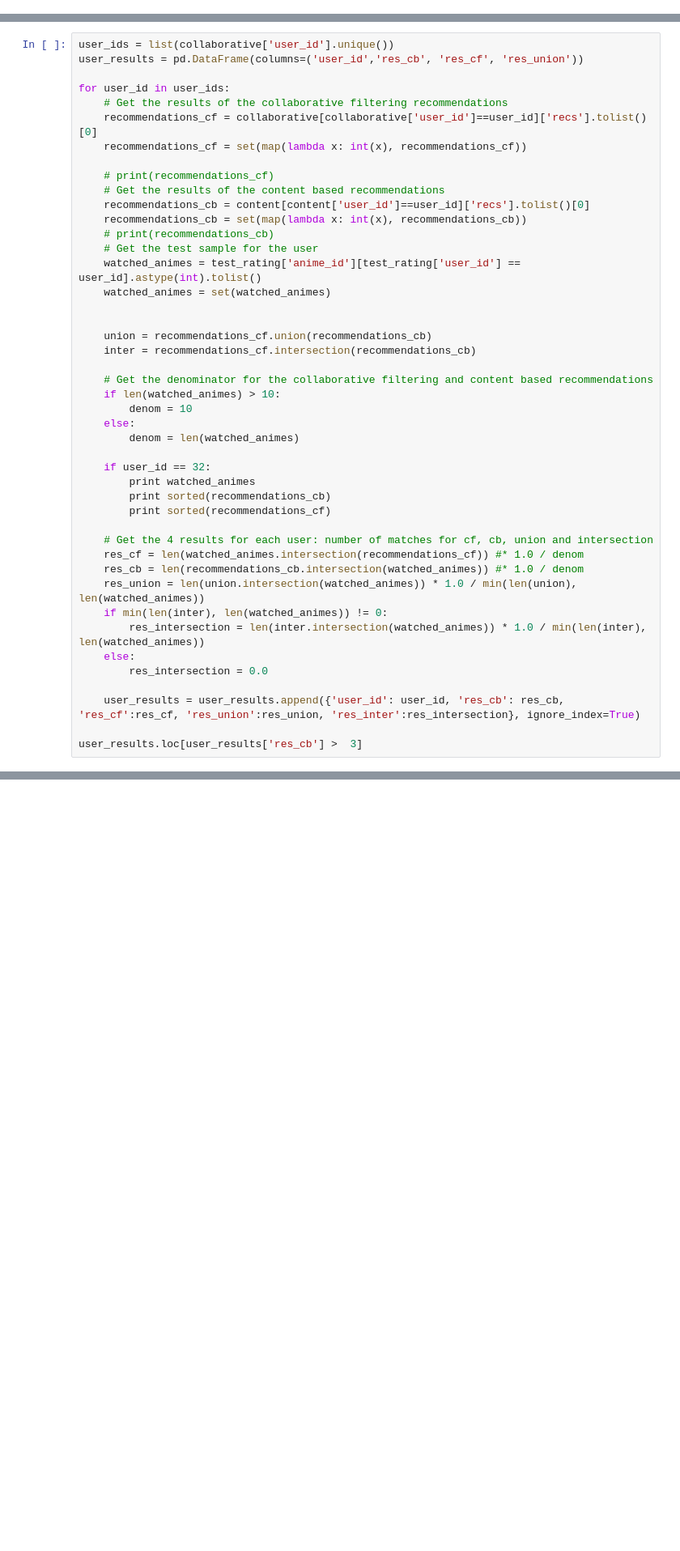
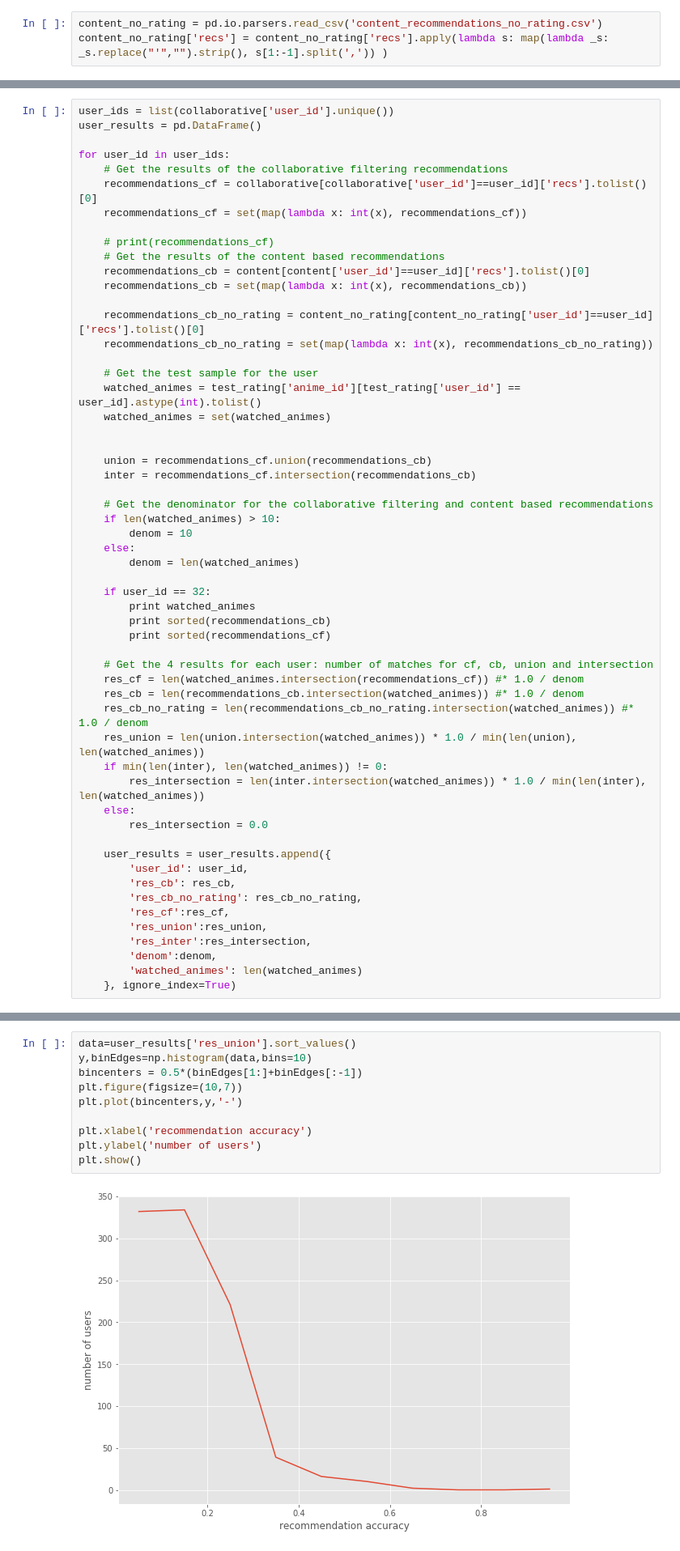
Before and after one commit to micksi/datamining_exam, a Jupyter notebook: Validation.ipynb, the cells around one changed output, grey strips where cells are left out. Shown at 81% size. Saved outputs shown, nothing was run; the diff lists cells and outputs as text; blank space fills up the shorter version.

```diff
--- a/Validation.ipynb
+++ b/Validation.ipynb
@@ -8,6 +15,9 @@ test_rating = pd.io.parsers.read_csv('raw/rating_test.csv')
 # %%
 content = pd.io.parsers.read_csv('content_recommendations.csv')
 content['recs'] = content['recs'].apply(lambda s: map(lambda _s: _s.replace("'","").strip(), s[1:-1].split(',')) )
+# %%
+content_no_rating = pd.io.parsers.read_csv('content_recommendations_no_rating.csv')
+content_no_rating['recs'] = content_no_rating['recs'].apply(lambda s: map(lambda _s: _s.replace("'","").strip(), s[1:-1].split(',')) )
 # %%
 collaborative = pd.io.parsers.read_csv('collaborative_recommendations.csv')
 collaborative['recs'] = collaborative['recs'].apply(lambda s: map(lambda _s: _s.replace("'","").strip(), s[1:-1].split(',')) )
@@ -15,7 +25,7 @@ collaborative['size'] = collaborative['recs'].apply(lambda l: len(l))
 collaborative = collaborative.loc[collaborative['size'] == 10]
 # %%
 user_ids = list(collaborative['user_id'].unique())
-user_results = pd.DataFrame(columns=('user_id','res_cb', 'res_cf', 'res_union'))
+user_results = pd.DataFrame()
 
 for user_id in user_ids:
     # Get the results of the collaborative filtering recommendations
@@ -26,7 +36,10 @@ for user_id in user_ids:
     # Get the results of the content based recommendations
     recommendations_cb = content[content['user_id']==user_id]['recs'].tolist()[0]
     recommendations_cb = set(map(lambda x: int(x), recommendations_cb))
-    # print(recommendations_cb)
+
+    recommendations_cb_no_rating = content_no_rating[content_no_rating['user_id']==user_id]['recs'].tolist()[0]
+    recommendations_cb_no_rating = set(map(lambda x: int(x), recommendations_cb_no_rating))
+
     # Get the test sample for the user
     watched_animes = test_rating['anime_id'][test_rating['user_id'] == user_id].astype(int).tolist()
     watched_animes = set(watched_animes)
@@ -49,15 +62,23 @@ for user_id in user_ids:
     # Get the 4 results for each user: number of matches for cf, cb, union and intersection
     res_cf = len(watched_animes.intersection(recommendations_cf)) #* 1.0 / denom
     res_cb = len(recommendations_cb.intersection(watched_animes)) #* 1.0 / denom
+    res_cb_no_rating = len(recommendations_cb_no_rating.intersection(watched_animes)) #* 1.0 / denom
     res_union = len(union.intersection(watched_animes)) * 1.0 / min(len(union), len(watched_animes))
     if min(len(inter), len(watched_animes)) != 0:
         res_intersection = len(inter.intersection(watched_animes)) * 1.0 / min(len(inter), len(watched_animes))
     else:
         res_intersection = 0.0
 
-    user_results = user_results.append({'user_id': user_id, 'res_cb': res_cb, 'res_cf':res_cf, 'res_union':res_union, 'res_inter':res_intersection}, ignore_index=True)
-
-user_results.loc[user_results['res_cb'] >  3]
+    user_results = user_results.append({
+        'user_id': user_id,
+        'res_cb': res_cb,
+        'res_cb_no_rating': res_cb_no_rating,
+        'res_cf':res_cf,
+        'res_union':res_union,
+        'res_inter':res_intersection,
+        'denom':denom,
+        'watched_animes': len(watched_animes)
+    }, ignore_index=True)
 # %% [output]
 set([120, 249, 317, 1535])
 [249, 2707, 4997, 5231, 12175, 15059, 15783, 20045, 21595, 31289]
@@ -85,0 +145,12 @@ plt.show()
+# %%
+data=user_results['res_union'].sort_values()
+y,binEdges=np.histogram(data,bins=10)
+bincenters = 0.5*(binEdges[1:]+binEdges[:-1])
+plt.figure(figsize=(10,7))
+plt.plot(bincenters,y,'-')
+
+plt.xlabel('recommendation accuracy')
+plt.ylabel('number of users')
+plt.show()
+# %% [output]
+[figure, added]
```
Also changed, not shown: parts of 11 cells of this notebook, 2 other files.
